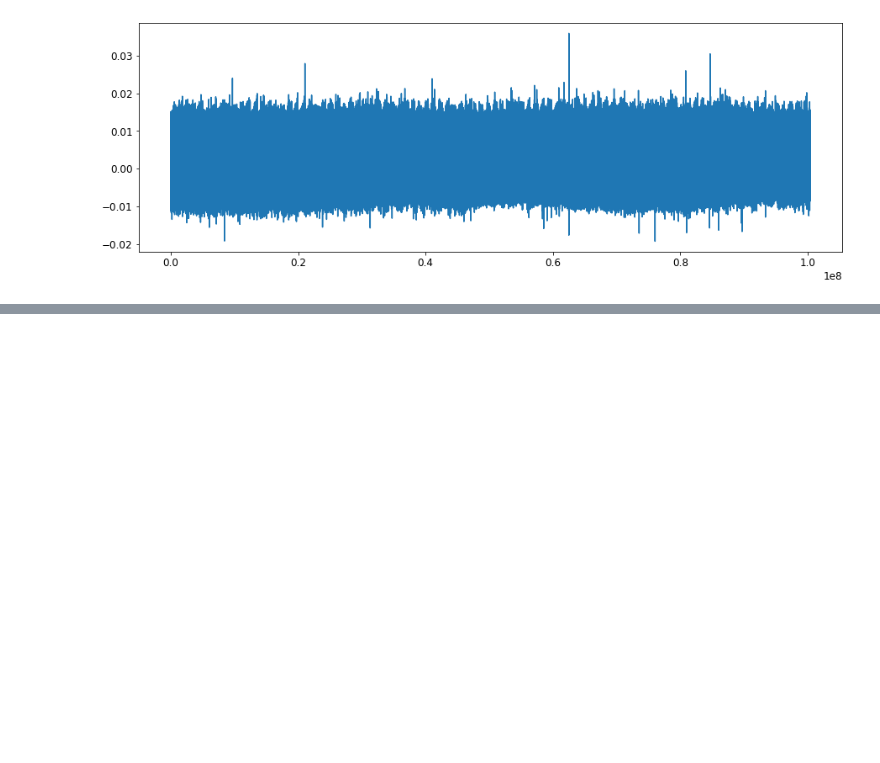
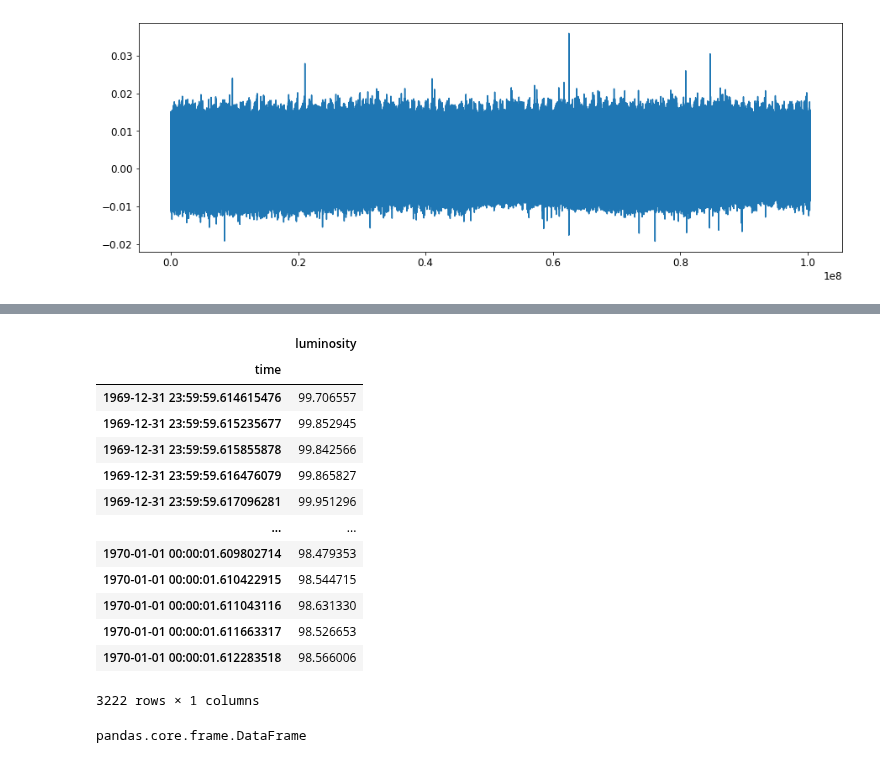
Before and after one commit to ODZ-UJF-AV-CR/auto1, a Jupyter notebook: notebooks/oscilloscope.ipynb, the cells around one changed output, grey strips where cells are left out. Saved outputs shown, nothing was run; the diff lists cells and outputs as text; code cells hidden in the pictures; blank space fills up the shorter version.

```diff
--- a/notebooks/oscilloscope.ipynb
+++ b/notebooks/oscilloscope.ipynb
@@ -453,0 +478,23 @@ len(a)
+# %%
+z=pd.read_hdf('luminosity.hdf')
+z
+# %% [output]
+|  | luminosity |
+| time |  |
+| 1969-12-31 23:59:59.614615476 | 99.706557 |
+| 1969-12-31 23:59:59.615235677 | 99.852945 |
+| 1969-12-31 23:59:59.615855878 | 99.842566 |
+| 1969-12-31 23:59:59.616476079 | 99.865827 |
+| 1969-12-31 23:59:59.617096281 | 99.951296 |
+| ... | ... |
+| 1970-01-01 00:00:01.609802714 | 98.479353 |
+| 1970-01-01 00:00:01.610422915 | 98.544715 |
+| 1970-01-01 00:00:01.611043116 | 98.631330 |
+| 1970-01-01 00:00:01.611663317 | 98.526653 |
+| 1970-01-01 00:00:01.612283518 | 98.566006 |
+3222 rows × 1 columns
+# %%
+df=pd.read_hdf(file+'.hdf')
+df
+# %% [output]
+pandas.core.frame.DataFrame
```
Also changed, not shown: parts of 13 cells of this notebook, 2 other files.
